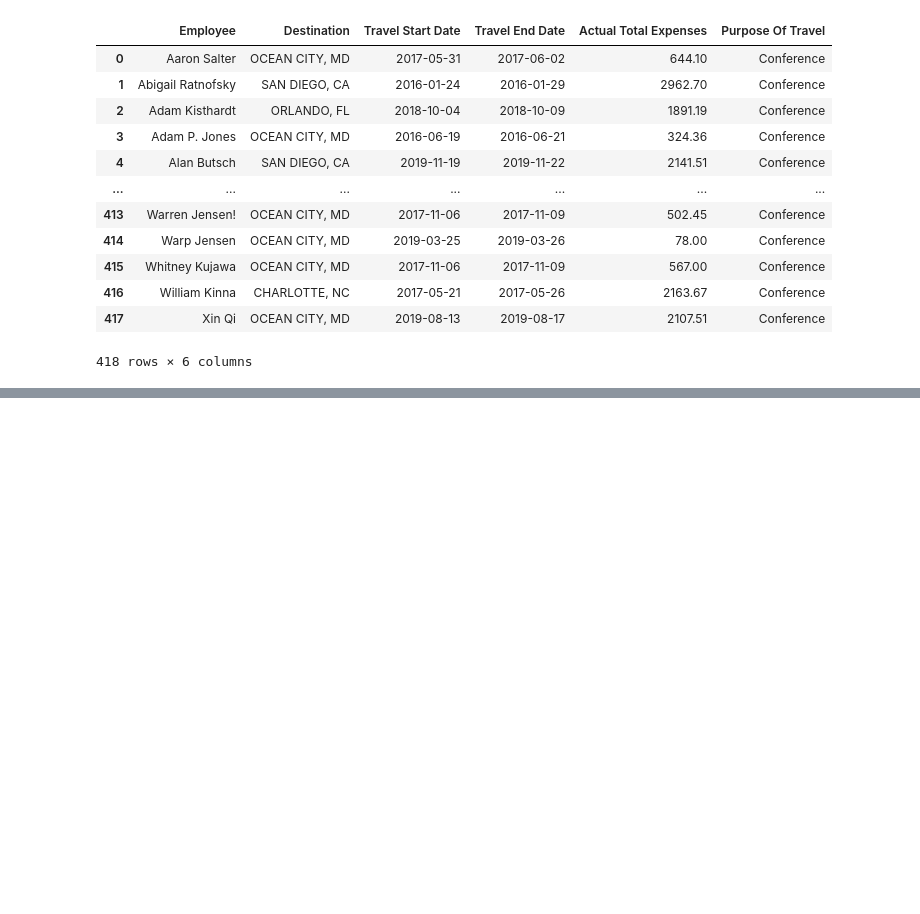
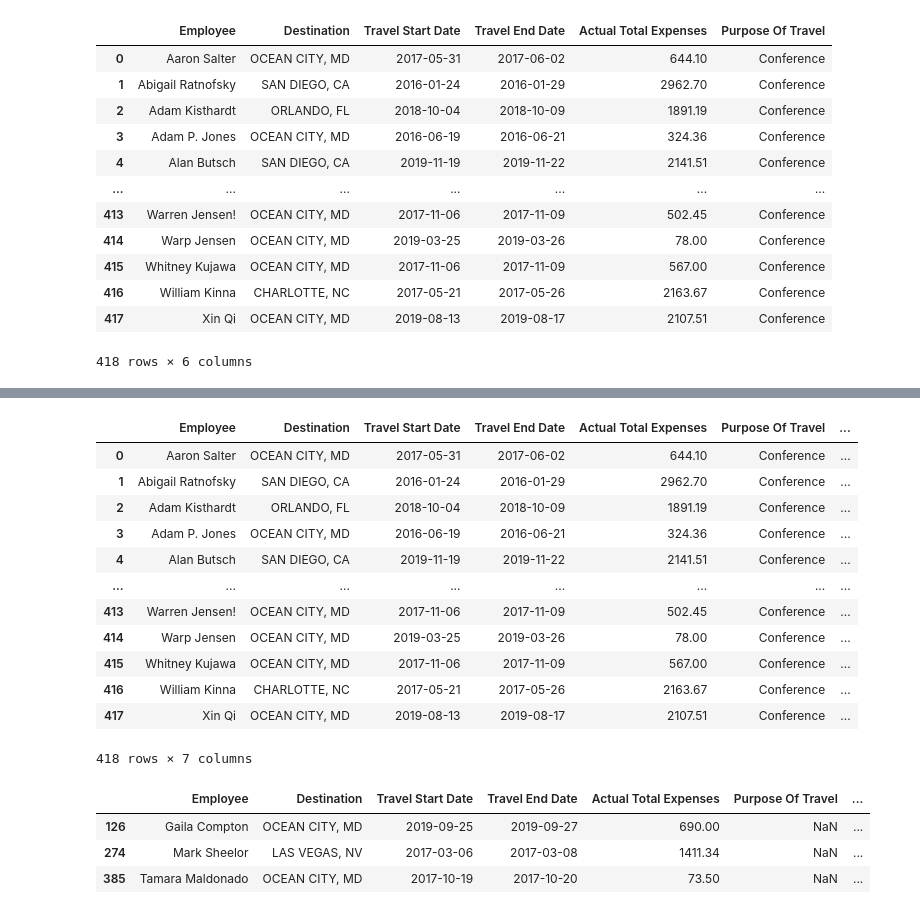
Before and after one commit to Sam10Alytics/Data_Cleanned_With_Pandas, a Jupyter notebook: index.ipynb, the cells around one changed output, grey strips where cells are left out. Saved outputs shown, nothing was run; the diff lists cells and outputs as text; code cells hidden in the pictures; blank space fills up the shorter version.

Commit message:
feat(Cleaning):Travels  Dataset

```diff
--- a/index.ipynb
+++ b/index.ipynb
@@ -46,0 +81,2 @@ travels_data
+# %%
+travels_dataset = travels_data.copy()
@@ -46,0 +94,5 @@ travels_data
+# %%
+def remove_white_space(text):
+   if type(text) == str:
+      return text.strip()
+   return text
@@ -46,0 +115,2 @@ travels_data
+# %%
+travels_dataset['Travel Start Date'] = travels_dataset['Travel Start Date'].apply(remove_white_space)
@@ -46,0 +133,3 @@ travels_data
+# %%
+travels_dataset['Travele End  Date'] = travels_dataset['Travel End Date'].apply(remove_white_space)
+travels_dataset['Travel End Date'] = pd.to_datetime(travels_dataset['Travel End Date'])
@@ -46,0 +156,23 @@ travels_data
+# %%
+travels_dataset # check that the changes were applied
+# %% [output]
+|  | Employee | Destination | Travel Start Date | Travel End Date | Actual Total Expenses | Purpose Of Travel | ... |
+| 0 | Aaron Salter | OCEAN CITY, MD | 2017-05-31 | 2017-06-02 | 644.10 | Conference | ... |
+| 1 | Abigail Ratnofsky | SAN DIEGO, CA | 2016-01-24 | 2016-01-29 | 2962.70 | Conference | ... |
+| 2 | Adam Kisthardt | ORLANDO, FL | 2018-10-04 | 2018-10-09 | 1891.19 | Conference | ... |
+| 3 | Adam P. Jones | OCEAN CITY, MD | 2016-06-19 | 2016-06-21 | 324.36 | Conference | ... |
+| 4 | Alan Butsch | SAN DIEGO, CA | 2019-11-19 | 2019-11-22 | 2141.51 | Conference | ... |
+| ... | ... | ... | ... | ... | ... | ... | ... |
+| 413 | Warren Jensen! | OCEAN CITY, MD | 2017-11-06 | 2017-11-09 | 502.45 | Conference | ... |
+| 414 | Warp Jensen | OCEAN CITY, MD | 2019-03-25 | 2019-03-26 | 78.00 | Conference | ... |
+| 415 | Whitney Kujawa | OCEAN CITY, MD | 2017-11-06 | 2017-11-09 | 567.00 | Conference | ... |
+| 416 | William Kinna | CHARLOTTE, NC | 2017-05-21 | 2017-05-26 | 2163.67 | Conference | ... |
+| 417 | Xin Qi | OCEAN CITY, MD | 2019-08-13 | 2019-08-17 | 2107.51 | Conference | ... |
+418 rows × 7 columns
+# %%
+travels_dataset[travels_dataset['Purpose Of Travel'].isna()]  # check for the row for null value
+# %% [output]
+|  | Employee | Destination | Travel Start Date | Travel End Date | Actual Total Expenses | Purpose Of Travel | ... |
+| 126 | Gaila Compton | OCEAN CITY, MD | 2019-09-25 | 2019-09-27 | 690.00 | NaN | ... |
+| 274 | Mark Sheelor | LAS VEGAS, NV | 2017-03-06 | 2017-03-08 | 1411.34 | NaN | ... |
+| 385 | Tamara Maldonado | OCEAN CITY, MD | 2017-10-19 | 2017-10-20 | 73.50 | NaN | ... |
```
Also changed, not shown: parts of 20 cells of this notebook.
